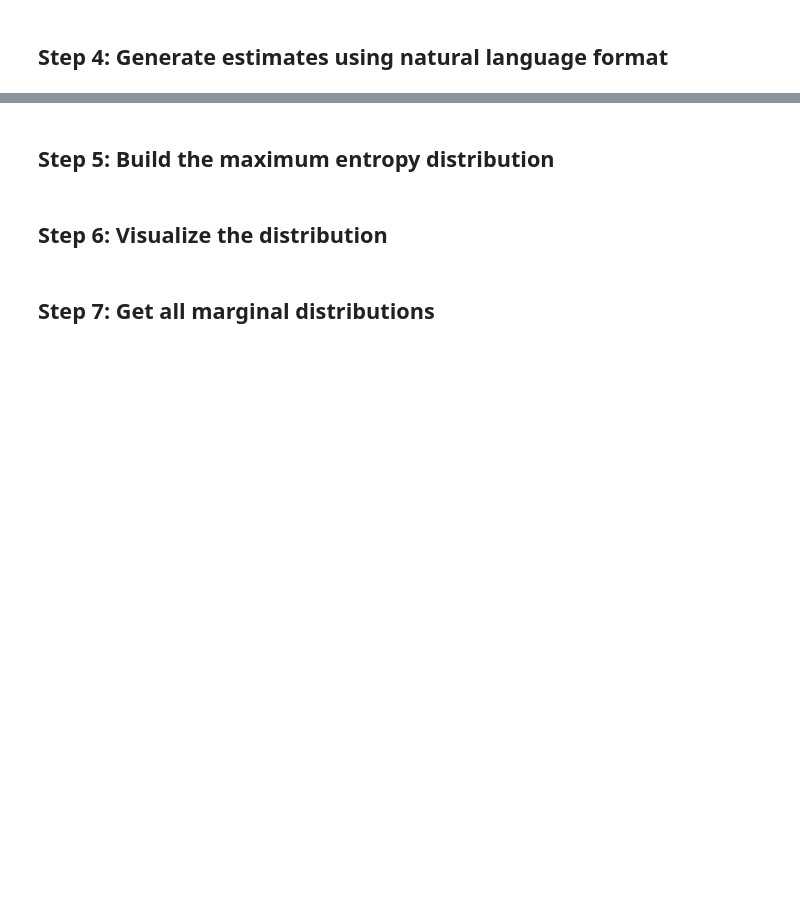
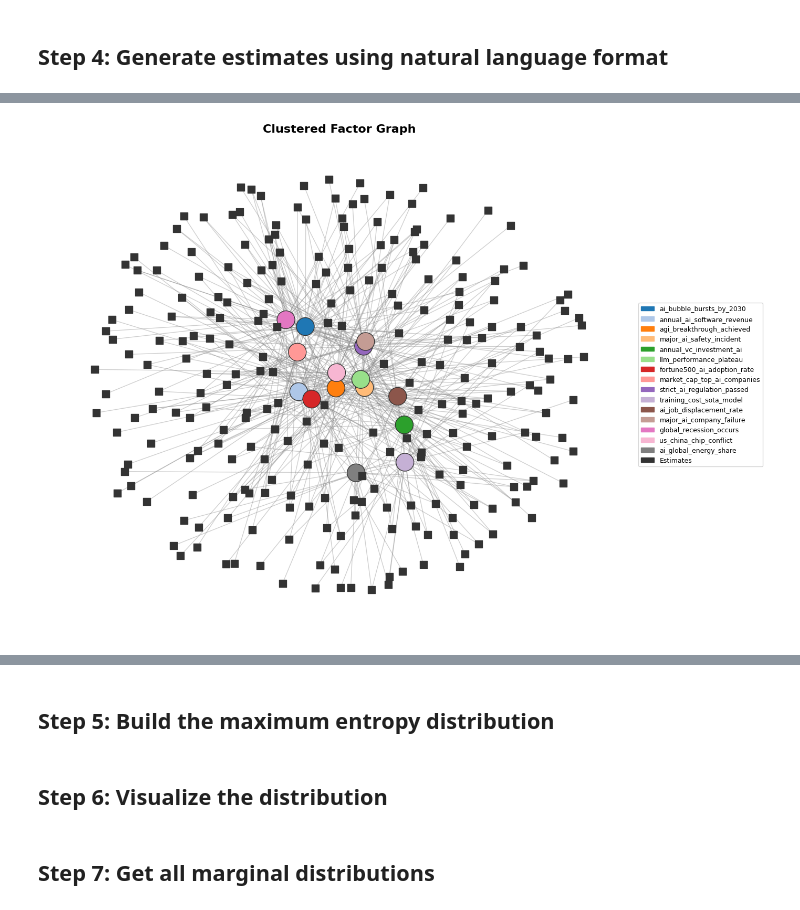
Before and after one commit to amdson/calibrated_response, a Jupyter notebook: examples/maxent_large_pipeline.ipynb, the cells around one changed output, grey strips where cells are left out. Cells and saved outputs as stored; diff of their text form; code cells hidden in the pictures; blank space fills up the shorter version.

```diff
--- a/examples/maxent_large_pipeline.ipynb
+++ b/examples/maxent_large_pipeline.ipynb
@@ -97,0 +136,6 @@ with open("maxent_llm_cache.pkl", "rb") as f:
+# %%
+from calibrated_response.visualization.factor_graph import plot_clustered_factor_graph
+G, fig = plot_clustered_factor_graph(variables, estimates)
+fig.show()
+# %% [output]
+[figure, added]
```
Also changed, not shown: parts of 15 cells of this notebook, 8 other files.
